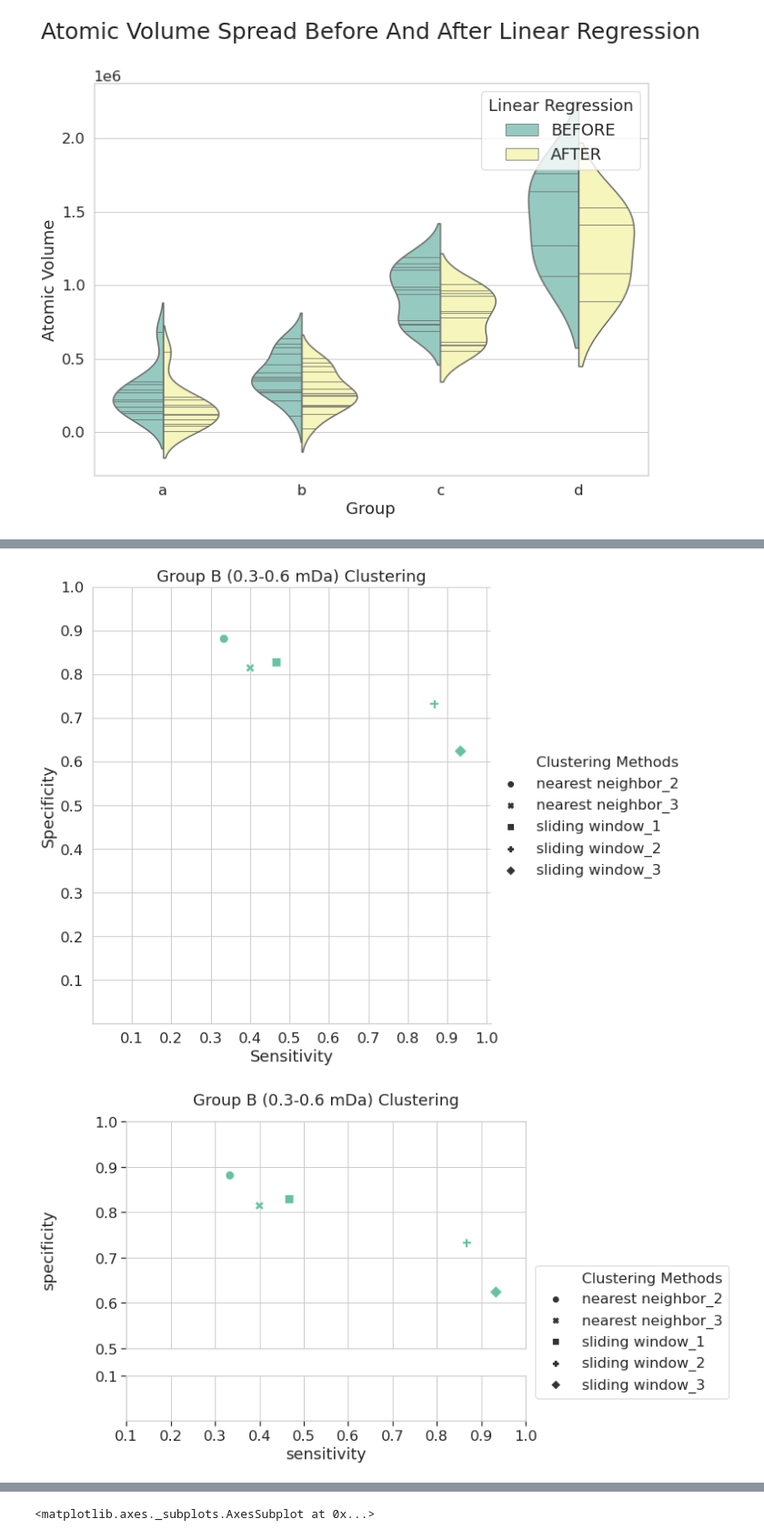
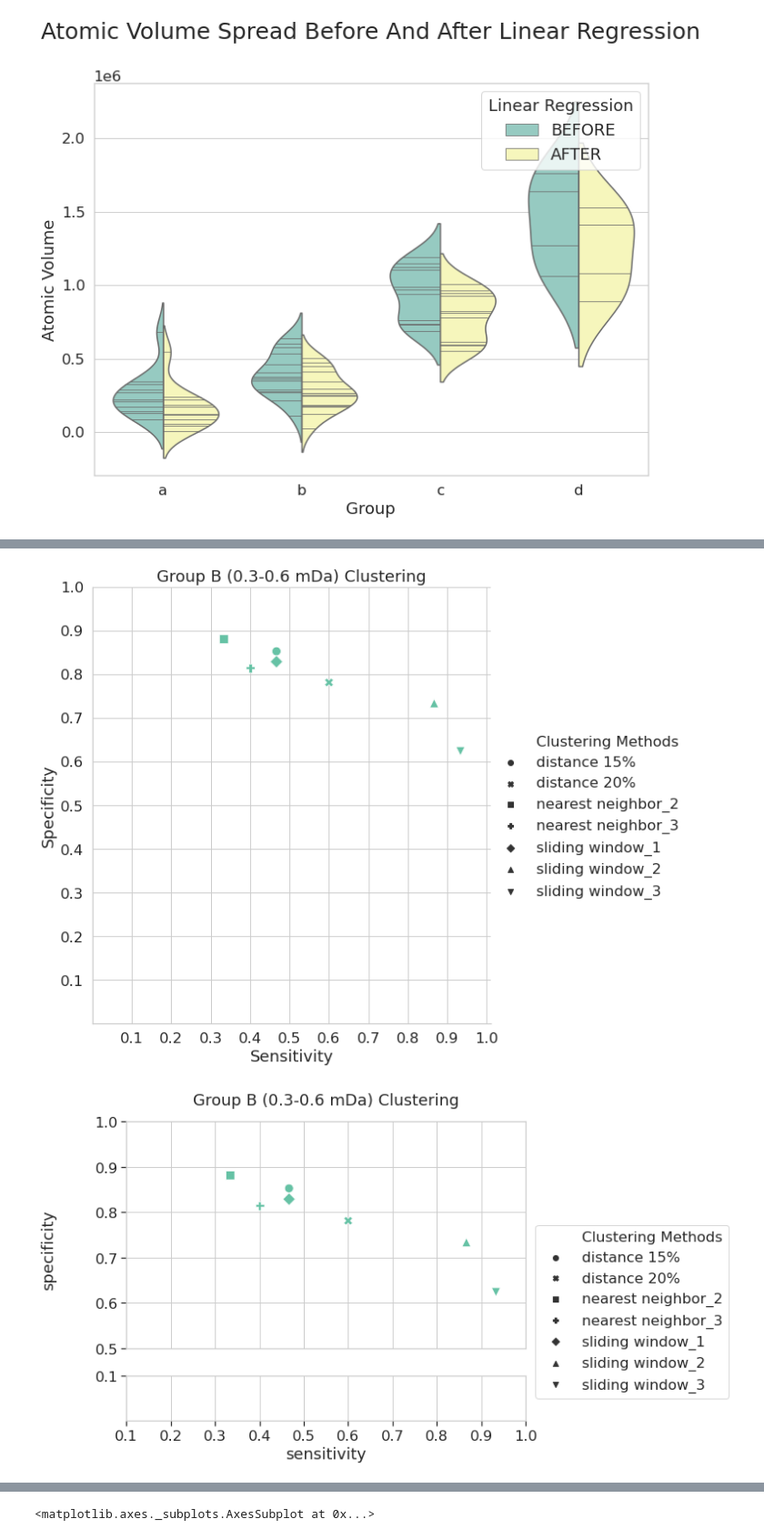
Before and after one commit to Candice-Nichols/SortItOut, a Jupyter notebook: graph/ProteinGraphs(nonmem)-0210.ipynb, the cells around one changed output, grey strips where cells are left out. Shown at 91% size. Drawn from its saved outputs; the diff is of its cells as text; code cells hidden in the pictures.

```diff
--- a/graph/ProteinGraphs(nonmem)-0210.ipynb
+++ b/graph/ProteinGraphs(nonmem)-0210.ipynb
@@ -206,9 +206,9 @@ f.savefig("GroupAnew.jpg")
 # %%
 #clustering group b (new equation) updated
-sensitivity2=[0.333333333,0.4,0.466666667,0.866666667,0.933333333]
-specificity2=[0.880952381,0.814285714,0.828571429,0.733333333,0.623809524]
-methods=['nearest neighbor','nearest neighbor','sliding window','sliding window','sliding window']
-clusters=['nearest neighbor_2','nearest neighbor_3','sliding window_1','sliding window_2','sliding window_3']
+sensitivity2=[0.466666667,0.6,0.333333333,0.4,0.466666667,0.866666667,0.933333333]
+specificity2=[0.852380952,0.780952381,0.880952381,0.814285714,0.828571429,0.733333333,0.623809524]
+methods=['distance','distance','nearest neighbor','nearest neighbor','sliding window','sliding window','sliding window']
+clusters=['distance 15%','distance 20%','nearest neighbor_2','nearest neighbor_3','sliding window_1','sliding window_2','sliding window_3']
 
 df2= pd.DataFrame({'methods':methods,'Clustering Methods':clusters, 'sensitivity':sensitivity2, 'specificity':specificity2})
 df2
@@ -242,34 +242,34 @@ ax1.get_legend().remove()
 ax2.get_legend().remove()
 # then create a new legend and put it to the side of the figure (also requires trial and error)
 ax2.legend(loc=(1.025, 0.5))
 ax1.set(title="Group B (0.3-0.6 mDa) Clustering")
 ax1.title.set_position([.5, 1.05])
 
 # let's put some ticks on the top of the upper part and bottom of the lower part for style
 ax2.xaxis.tick_bottom()
 ax2.yaxis.tick_left()
 ax1.yaxis.tick_left()
 
 # finally, adjust everything a bit to make it prettier (this just moves everything, best to try and iterate)
 f.subplots_adjust(left=0.15, right=0.85, bottom=0.15, top=0.85)
 f.savefig("GroupBnew.jpg")
 
 #d = .01  # how big to make the diagonal lines in axes coordinates
 # arguments to pass to plot, just so we don't keep repeating them
 #kwargs = dict(transform=ax1.transAxes, color='k', clip_on=False)
 #ax1.plot((-d, +d), (-d, +d), **kwargs)        # top-left diagonal
 #ax1.plot((1 - d, 1 + d), (-d, +d), **kwargs)  # top-right diagonal
 
 #kwargs.update(transform=ax2.transAxes)  # switch to the bottom axes
 #ax2.plot((-d, +d), (1 - d, 1 + d), **kwargs)  # bottom-left diagonal
 #ax2.plot((1 - d, 1 + d), (1 - d, 1 + d), **kwargs)  # bottom-right diagonal
 
 # display new plot again
 # https://stackoverflow.com/questions/50452455/plt-show-does-nothing-when-used-for-the-second-time
 #from IPython.display import display
 #display(f)  # Shows plot again
 # %% [output]
-[figure, old version]
+[figure, new version]
-[figure, old version]
+[figure, new version]
 # %%
 #clustering group c (new equation) updated
```
Also changed, not shown: parts of 4 cells of this notebook, 10 other files.
